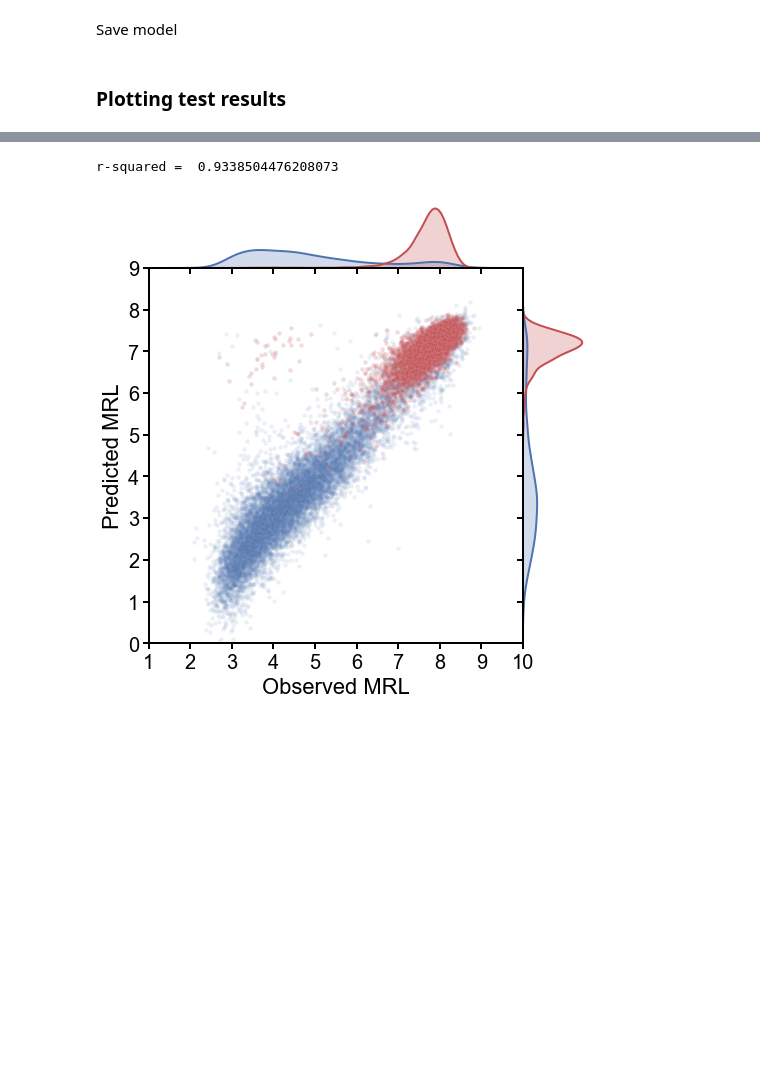
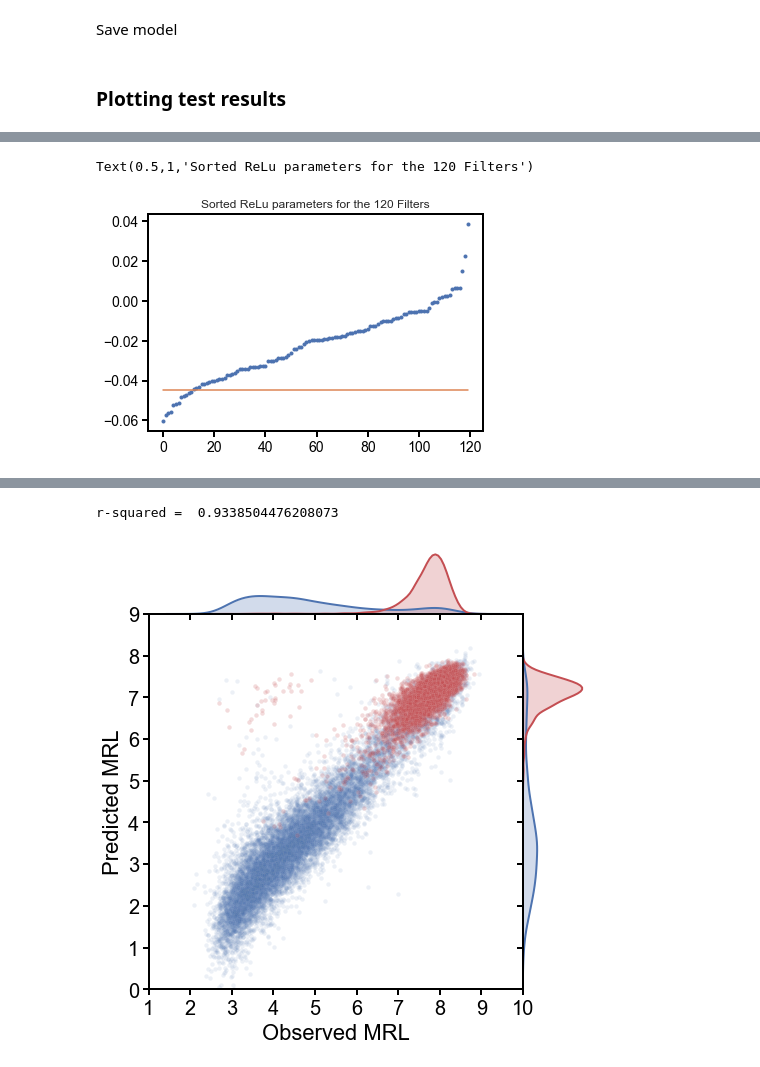
Before and after one commit to laueste/human_5utr_modeling, a Jupyter notebook: modeling/training_MRL_CNN.ipynb, the cells around one changed output, grey strips where cells are left out. Saved outputs shown, nothing was run; the diff lists cells and outputs as text; code cells hidden in the pictures; blank space fills up the shorter version.

```diff
--- a/modeling/training_MRL_CNN.ipynb
+++ b/modeling/training_MRL_CNN.ipynb
@@ -179,0 +219,7 @@ W0722 16:40:14.433980 4442613184 deprecation_wrapper.py:119] From /usr/local/lib
+# %%
+plt.plot(range(120),sorted(x[1]),marker='.',linestyle='None')
+plt.plot(range(120),[-0.045]*120)
+plt.title("Sorted ReLu parameters for the 120 Filters")
+# %% [output]
+Text(0.5,1,'Sorted ReLu parameters for the 120 Filters')
+[figure, added]
```
Also changed, not shown: parts of 28 cells of this notebook, 2 other files.
